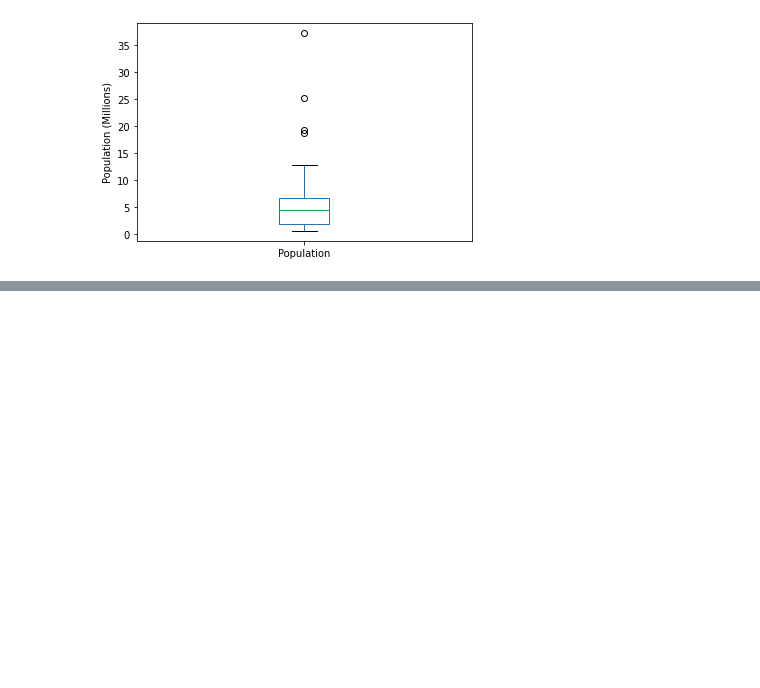
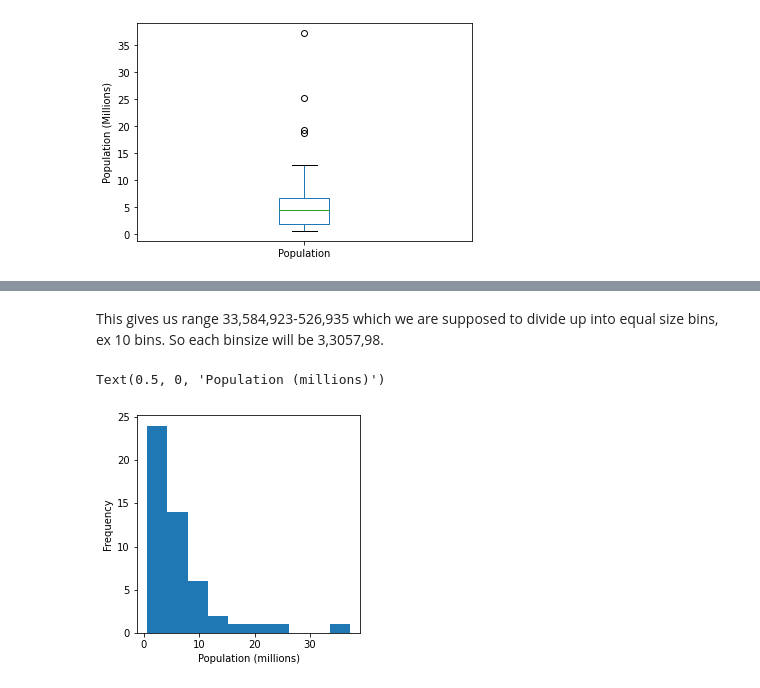
Before and after one commit to mrutyunjay17/Hands-On-Machine-Learning, a Jupyter notebook: other_books/practical_stats_for_ds/1_exploratory_data_analysis.ipynb, the cells around one changed output, grey strips where cells are left out. Drawn from its saved outputs; the diff is of its cells as text; code cells hidden in the pictures; blank space fills up the shorter version.

```diff
--- a/other_books/practical_stats_for_ds/1_exploratory_data_analysis.ipynb
+++ b/other_books/practical_stats_for_ds/1_exploratory_data_analysis.ipynb
@@ -53,0 +56,3 @@ Text(0, 0.5, 'Population (Millions)')
+# %%
+binnedPopulation = pd.cut(df['Population'], 10)
+binnedPopulation.value_counts()
@@ -53,0 +71,13 @@ Text(0, 0.5, 'Population (Millions)')
+# %%
+binnedPopulation.name = "binnedPopulation"
+
+df = pd.concat([df, binnedPopulation], axis=1)
+df.sort_values(by="Population")
+
+groups = []
+for group, subset in df.groupby(by="binnedPopulation"):
+    groups.append({
+        "BinRange": group,
+        "Count": len(subset),
+        "States":",".join(subset.Abbreviation)
+    })
@@ -53,0 +98,8 @@ Text(0, 0.5, 'Population (Millions)')
+# %% [markdown]
+This gives us range 33,584,923-526,935 which we are supposed to divide up into equal size bins, ex 10 bins. So each binsize will be 3,3057,98.
+# %%
+ax = (df['Population']/1_000_000).plot.hist(figsize=(4,4), bins=10)
+ax.set_xlabel('Population (millions)')
+# %% [output]
+Text(0.5, 0, 'Population (millions)')
+[figure, added]
```
Also changed, not shown: parts of 32 cells of this notebook.
